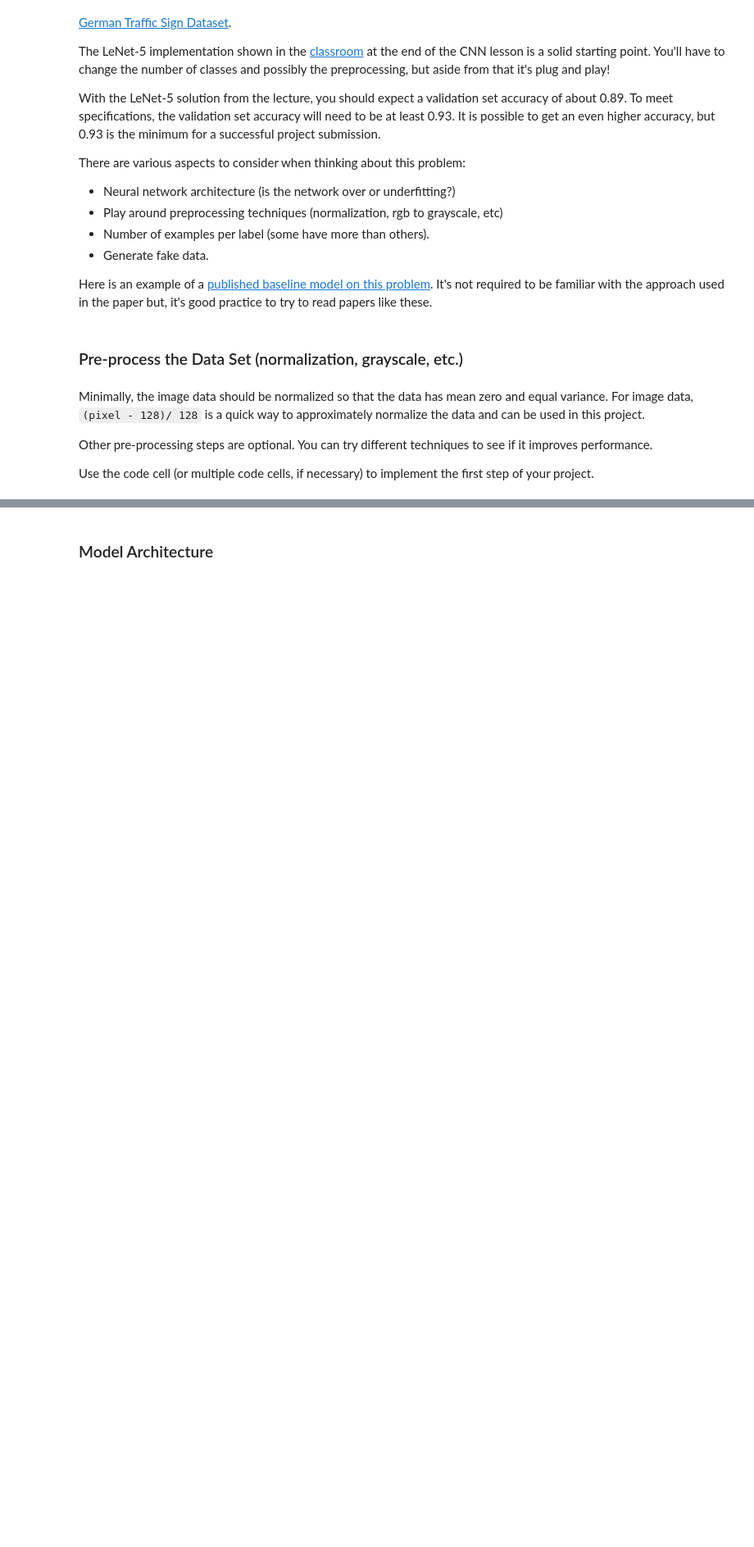
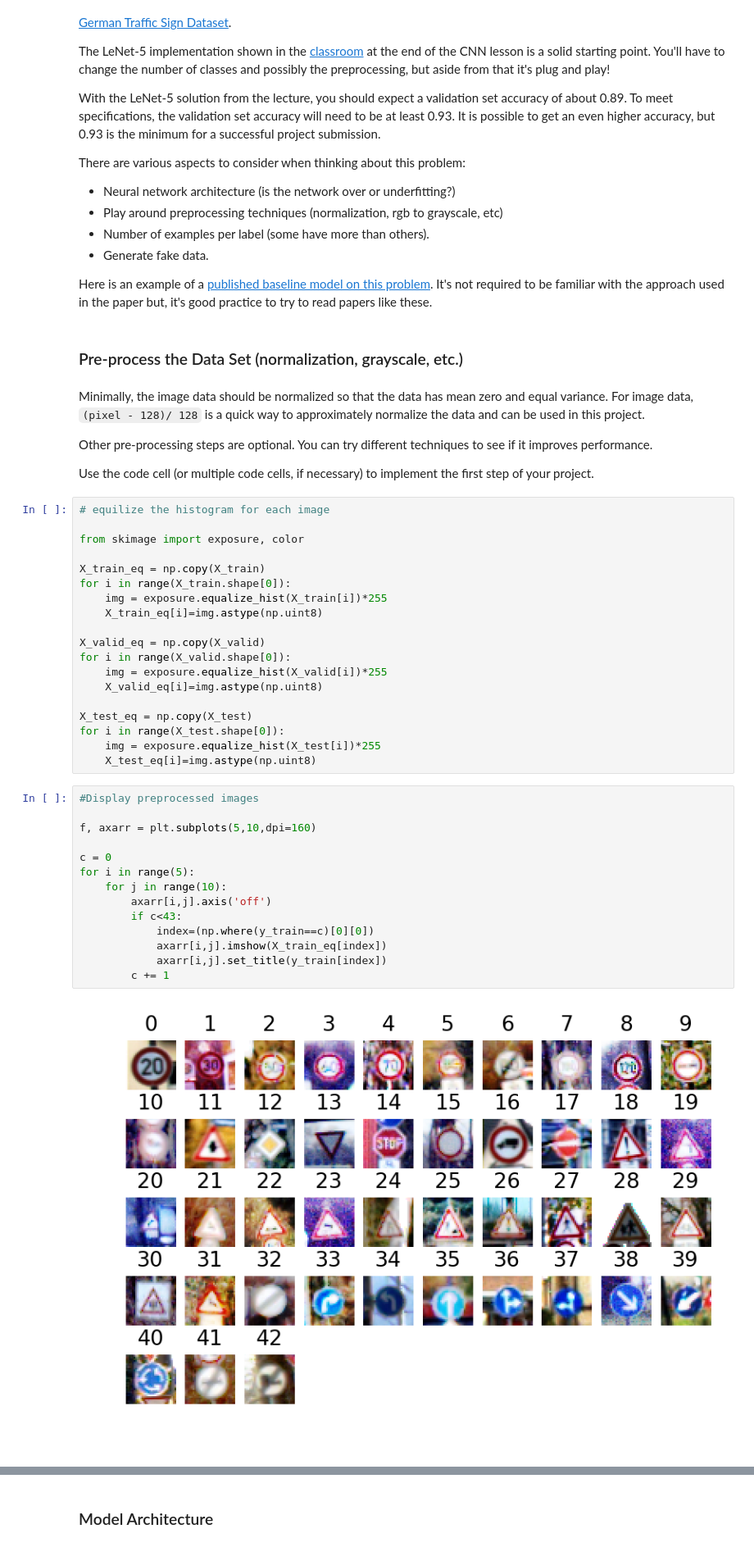
Before and after one commit to JesseR2/CarND-Traffic-Sign-Classifier-Project, a Jupyter notebook: Traffic_Sign_Classifier.ipynb, the cells around one changed output, grey strips where cells are left out. Shown at 82% size. Cells and saved outputs as stored; diff of their text form; blank space fills up the shorter version.

```diff
--- a/Traffic_Sign_Classifier.ipynb
+++ b/Traffic_Sign_Classifier.ipynb
@@ -167,6 +170,41 @@ Minimally, the image data should be normalized so that the data has mean zero an
 Other pre-processing steps are optional. You can try different techniques to see if it improves performance.
 
 Use the code cell (or multiple code cells, if necessary) to implement the first step of your project.
+# %%
+# equilize the histogram for each image
+
+from skimage import exposure, color
+
+X_train_eq = np.copy(X_train)
+for i in range(X_train.shape[0]):
+    img = exposure.equalize_hist(X_train[i])*255
+    X_train_eq[i]=img.astype(np.uint8)
+
+X_valid_eq = np.copy(X_valid)
+for i in range(X_valid.shape[0]):
+    img = exposure.equalize_hist(X_valid[i])*255
+    X_valid_eq[i]=img.astype(np.uint8)
+
+X_test_eq = np.copy(X_test)
+for i in range(X_test.shape[0]):
+    img = exposure.equalize_hist(X_test[i])*255
+    X_test_eq[i]=img.astype(np.uint8)
+# %%
+#Display preprocessed images
+
+f, axarr = plt.subplots(5,10,dpi=160)
+
+c = 0
+for i in range(5):
+    for j in range(10):
+        axarr[i,j].axis('off')
+        if c<43:
+            index=(np.where(y_train==c)[0][0])
+            axarr[i,j].imshow(X_train_eq[index])
+            axarr[i,j].set_title(y_train[index])
+        c += 1
+# %% [output]
+[figure, added]
 # %%
 # this verions uses basic a basic rescale of pixel values into a range of -1.0 to 1.0
 
```
Also changed, not shown: parts of 12 cells of this notebook, 1 other file.
